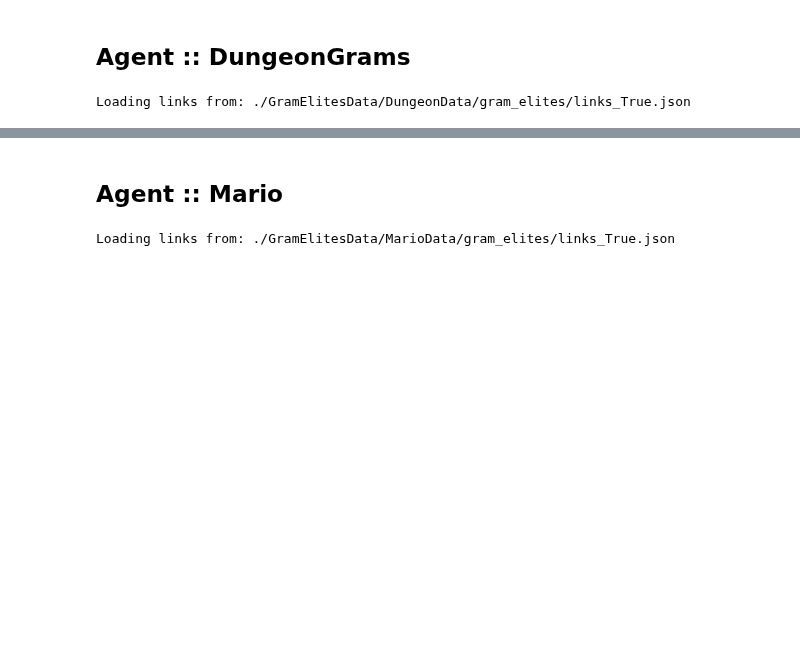
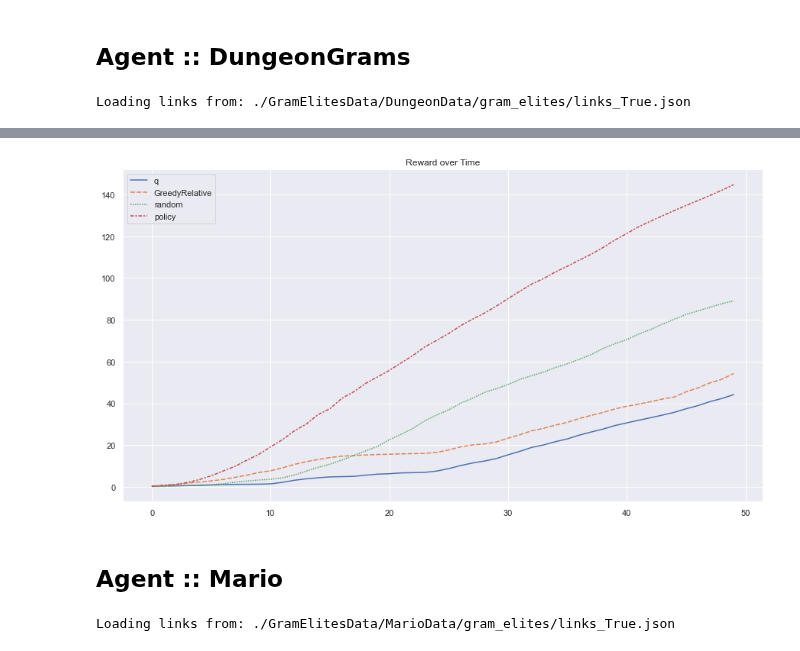
Before and after one commit to crowdgames/mdp-level-assembly, a Jupyter notebook: Analysis.ipynb, the cells around one changed output, grey strips where cells are left out. Saved outputs shown, nothing was run; the diff lists cells and outputs as text; code cells hidden in the pictures; blank space fills up the shorter version.

```diff
--- a/Analysis.ipynb
+++ b/Analysis.ipynb
@@ -117,3 +138,7 @@ plot_reward_over_time(playthroughs)
+# %%
+plot_reward_over_time(playthroughs)
+# %% [output]
+[figure, added]
 # %% [markdown]
 ## Agent :: Mario
 # %%
```
Also changed, not shown: parts of 19 cells of this notebook, 6 other files.
